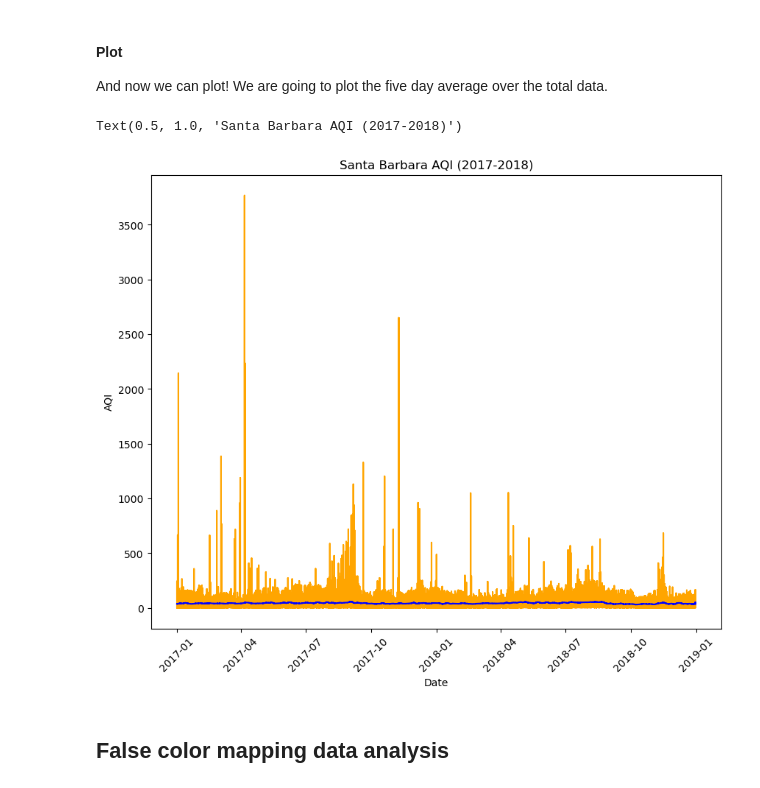
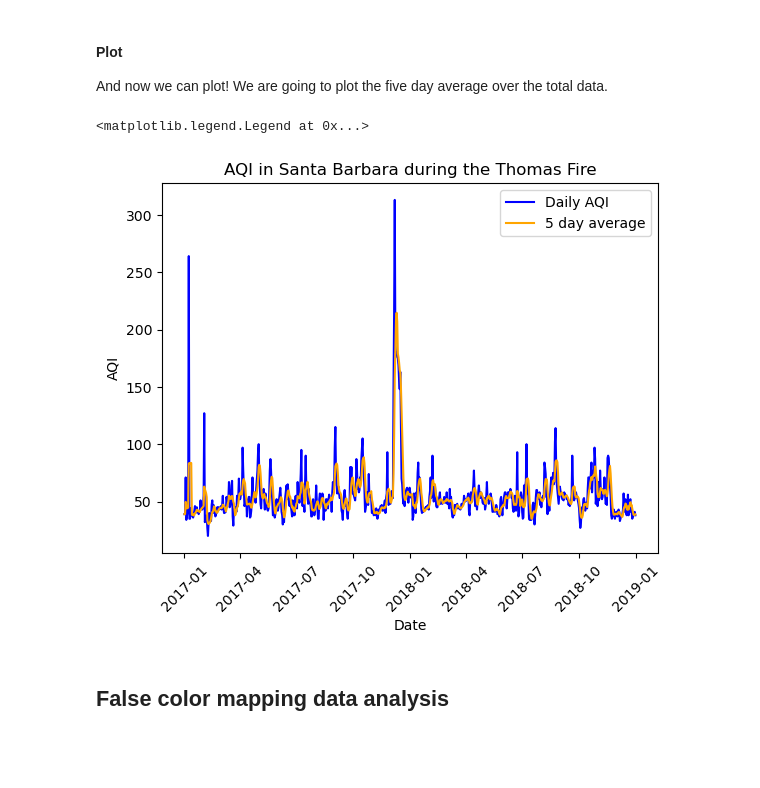
Before and after one commit to egp4aq/thomas-fire-analysis, a Jupyter notebook: thomas_fire_blog_post.ipynb, the cells around one changed output. Drawn from its saved outputs; the diff is of its cells as text; code cells hidden in the pictures; blank space fills up the shorter version.

```diff
--- a/thomas_fire_blog_post.ipynb
+++ b/thomas_fire_blog_post.ipynb
@@ -82,18 +91,17 @@ aqi.columns = (aqi.columns
 # Filter to data only from Santa Barbara county
 aqi_sb = aqi[aqi['county_name'] == 'Santa Barbara']
 # Drop state_name, county_name, state_code, and county_code columns from dataframe
-aqi_sb = aqi.drop(['state_name','county_name','state_code','county_code'], axis = 1)
+aqi_sb = aqi_sb.drop(['state_name','county_name','state_code','county_code'], axis = 1)
 # %% [markdown]
 #### Take rolling average of AQI data
 Next, we put the date as the index of our dataframe so that we can use the index to take a rolling average over five days.
 # %%
 # Convert 'date' column to be of type datetime
-aqi_sb.date = pd.to_datetime(aqi_sb['date'])
+aqi_sb.date = pd.to_datetime(aqi_sb.date)
 aqi_sb = aqi_sb.set_index('date')
 
 # Calculate AQI rolling average over 5 days
-aqi_sb = aqi_sb.sort_index(ascending=False)
-rolling_average = aqi_sb['aqi'].rolling('5D').mean()
+rolling_average = aqi_sb['aqi'].rolling(window = '5D').mean()
 
 # Add a new column which includes the mean AQI for the 5 day rolling window
 aqi_sb['five_day_average'] = rolling_average
@@ -101,21 +109,17 @@ aqi_sb['five_day_average'] = rolling_average
 #### Plot
 And now we can plot! We are going to plot the five day average over the total data.
 # %%
-# Plot aqi and five_day_average
-plt.figure(figsize=(10,8))
-plt.plot(aqi_sb.index.values,
-         aqi_sb['aqi'],
-         color = "orange")
-plt.plot(aqi_sb.index.values,
-         aqi_sb['five_day_average'],
-         color = "blue")
-plt.xticks(rotation = 45)
+# Plot the data
+plt.plot(aqi_sb.index.values, aqi_sb['aqi'], color = "blue")
+plt.plot(aqi_sb.index.values, aqi_sb['five_day_average'], color = "orange")
+plt.xticks(rotation=45)
+plt.title("AQI in Santa Barbara during the Thomas Fire")
 plt.xlabel("Date")
 plt.ylabel("AQI")
-plt.title("Santa Barbara AQI (2017-2018)")
+plt.legend(['Daily AQI', '5 day average'])
 # %% [output]
-Text(0.5, 1.0, 'Santa Barbara AQI (2017-2018)')
+<matplotlib.legend.Legend at 0x...>
-[figure, old version]
+[figure, new version]
 # %% [markdown]
 ## False color mapping data analysis
 # %% [markdown]
```
Also changed, not shown: parts of 3 cells of this notebook.
